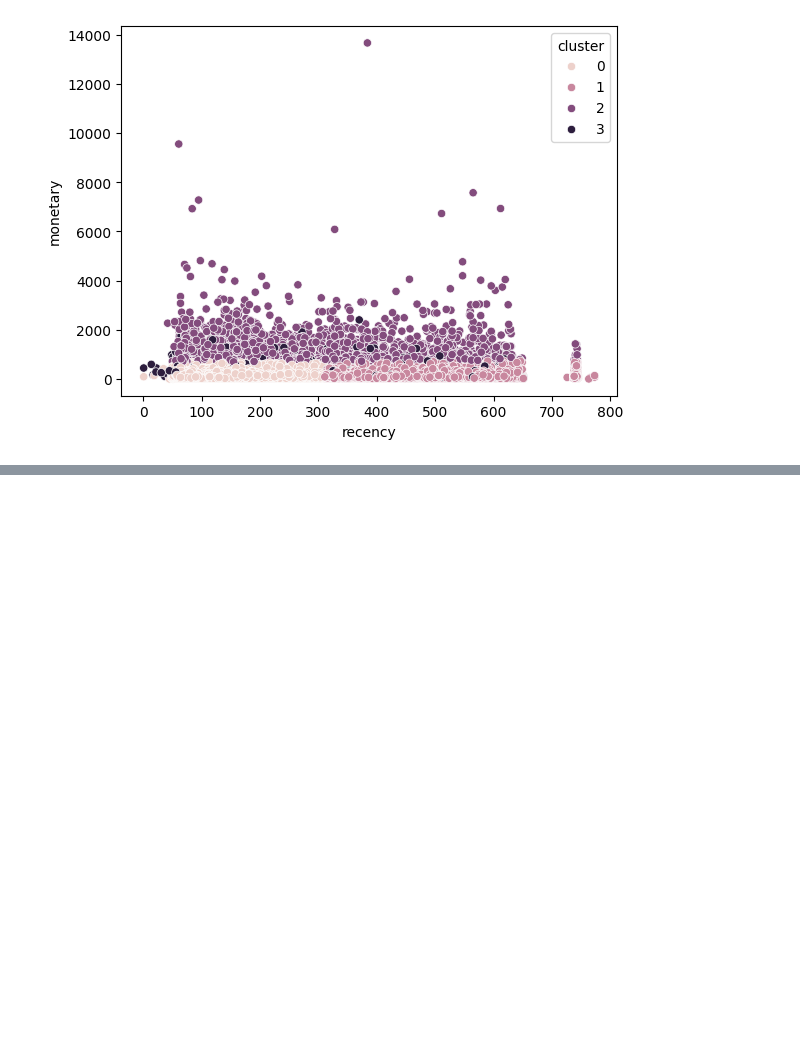
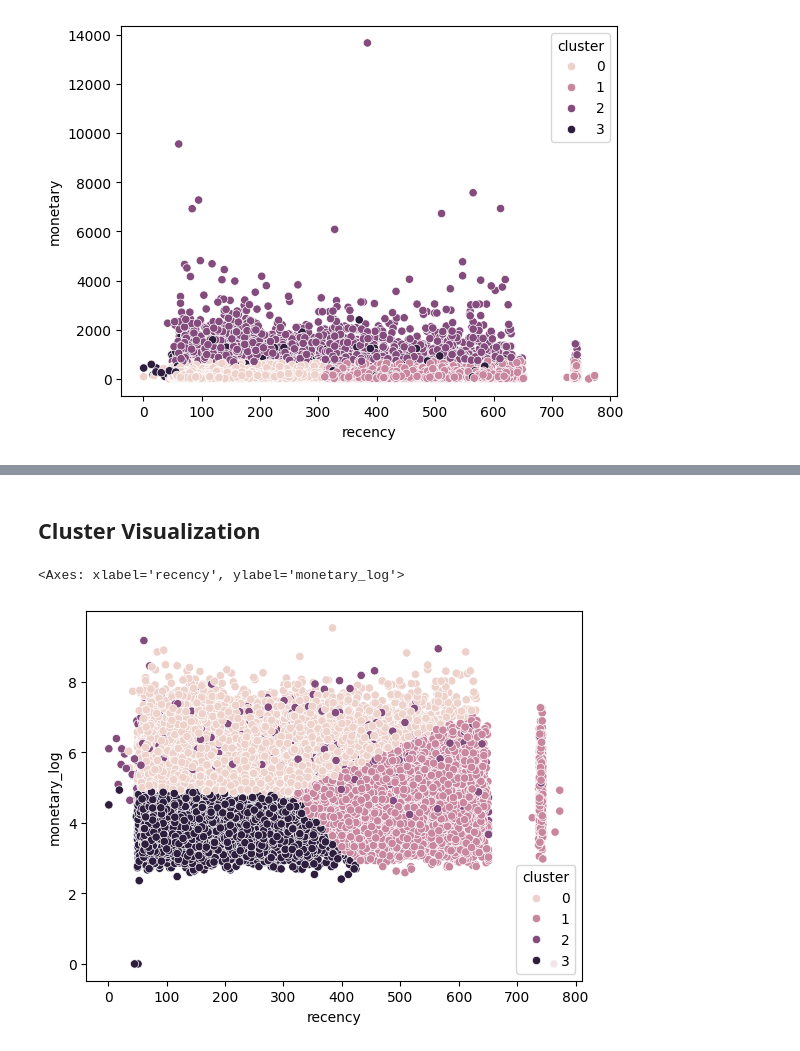
Before and after one commit to NoOne1007/ecommerce-customer-segmentation, a Jupyter notebook: notebooks/03_clustering.ipynb, the cells around one changed output, grey strips where cells are left out. Drawn from its saved outputs; the diff is of its cells as text; code cells hidden in the pictures; blank space fills up the shorter version.

```diff
--- a/notebooks/03_clustering.ipynb
+++ b/notebooks/03_clustering.ipynb
@@ -72,0 +162,4 @@ sns.scatterplot(
+# %%
+kmeans = KMeans(n_clusters=4, random_state=42)
+
+rfm_log["cluster"] = kmeans.fit_predict(scaled_features)
@@ -72,0 +186,14 @@ sns.scatterplot(
+# %% [markdown]
+## Cluster Visualization
+# %%
+import seaborn as sns
+
+sns.scatterplot(
+    data=rfm_log,
+    x="recency",
+    y="monetary_log",
+    hue="cluster"
+)
+# %% [output]
+<Axes: xlabel='recency', ylabel='monetary_log'>
+[figure, added]
```
Also changed, not shown: parts of 18 cells of this notebook.
